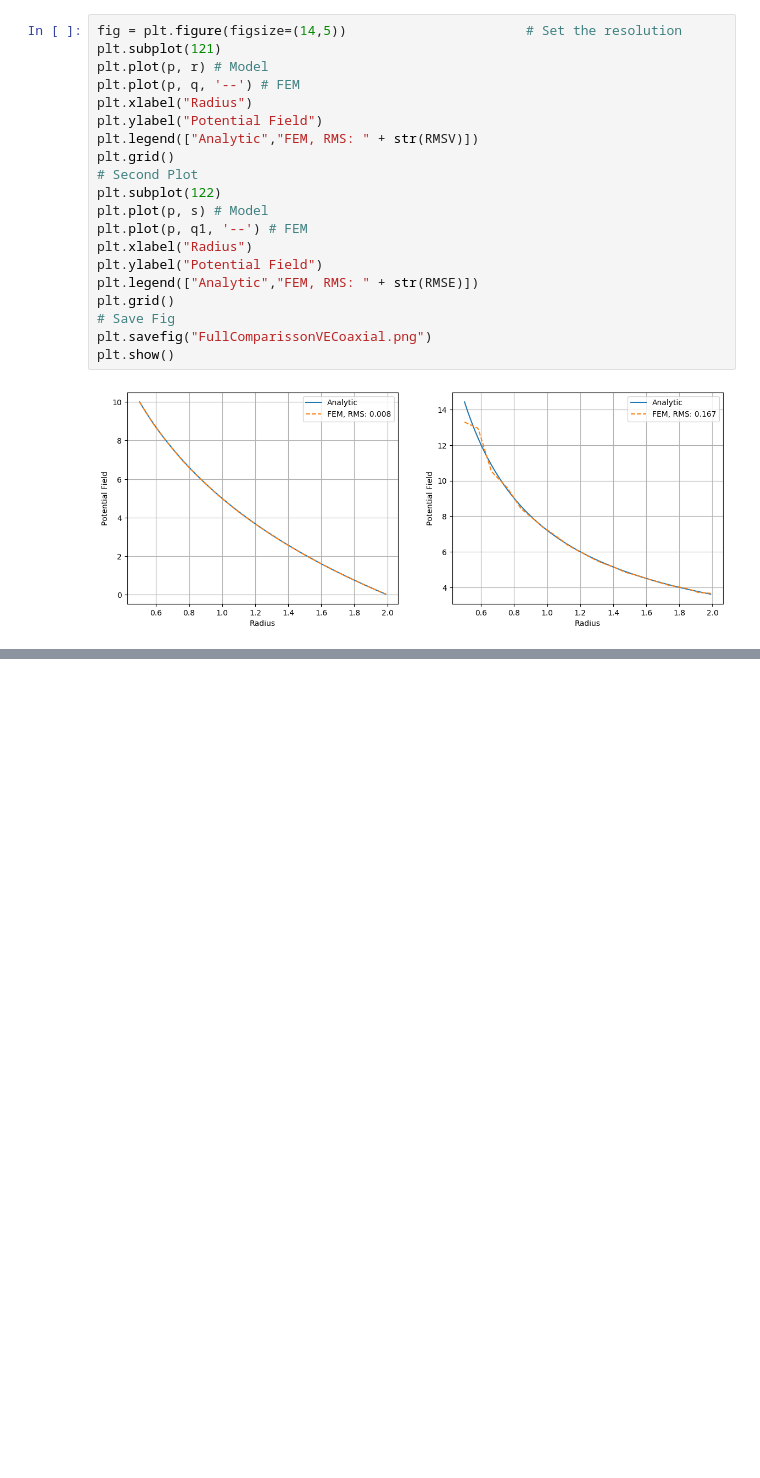
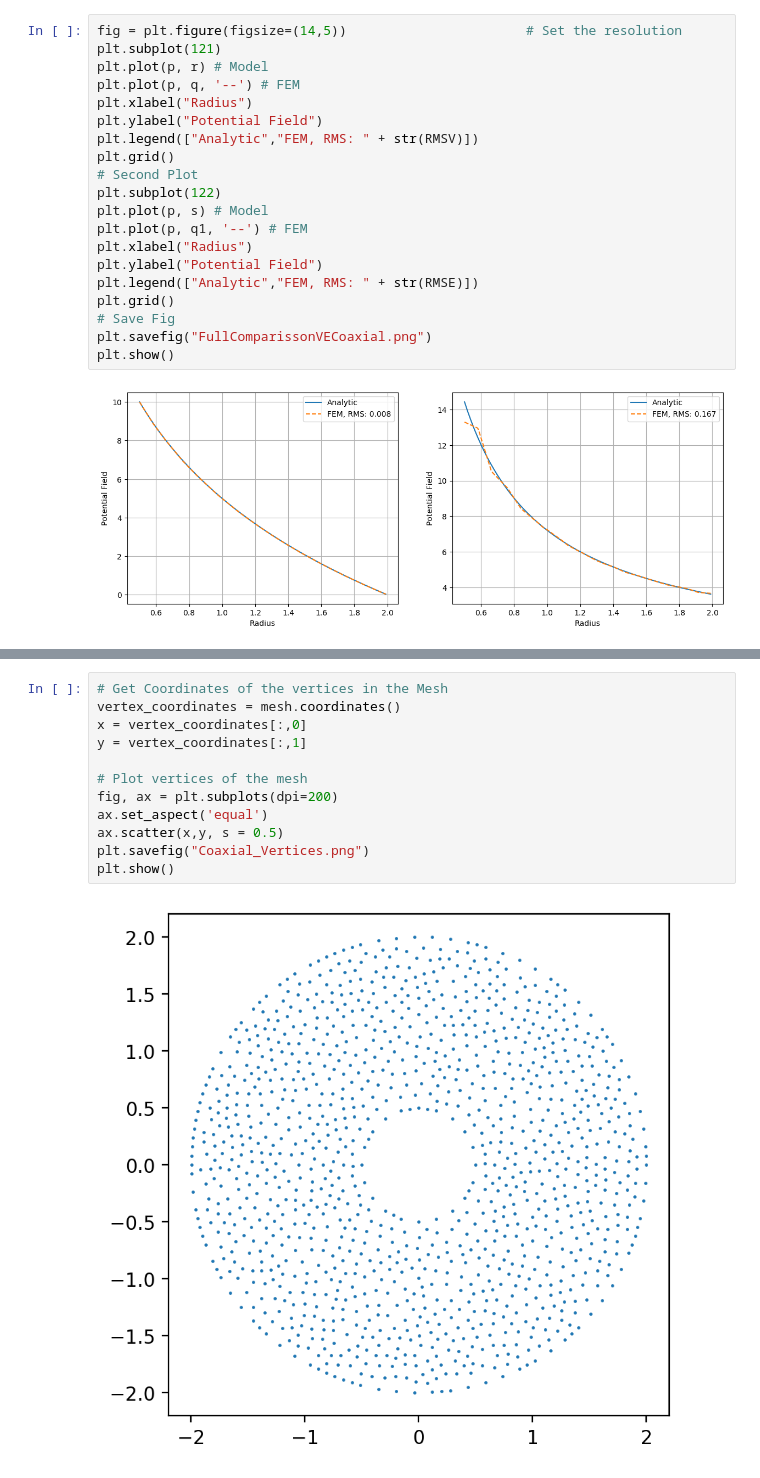
Before and after one commit to emmanuellfc/EM_Tufts_Fall2023, a Jupyter notebook: Coaxial_Cablev2.ipynb, the cells around one changed output, grey strips where cells are left out. Drawn from its saved outputs; the diff is of its cells as text; blank space fills up the shorter version.

Commit message:
- Uploading Vertex Coordinates.

```diff
--- a/Coaxial_Cablev2.ipynb
+++ b/Coaxial_Cablev2.ipynb
@@ -268,0 +271,14 @@ plt.show()
+# %%
+# Get Coordinates of the vertices in the Mesh
+vertex_coordinates = mesh.coordinates()
+x = vertex_coordinates[:,0]
+y = vertex_coordinates[:,1]
+
+# Plot vertices of the mesh
+fig, ax = plt.subplots(dpi=200)
+ax.set_aspect('equal')
+ax.scatter(x,y, s = 0.5)
+plt.savefig("Coaxial_Vertices.png")
+plt.show()
+# %% [output]
+[figure, added]
```
Also changed, not shown: parts of 2 cells of this notebook, 7 other files.
